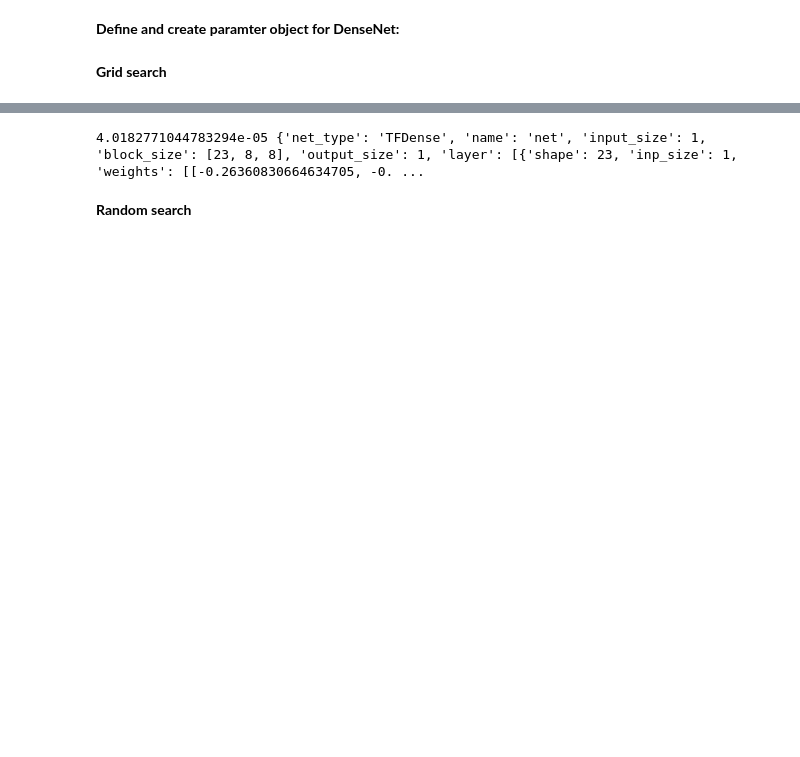
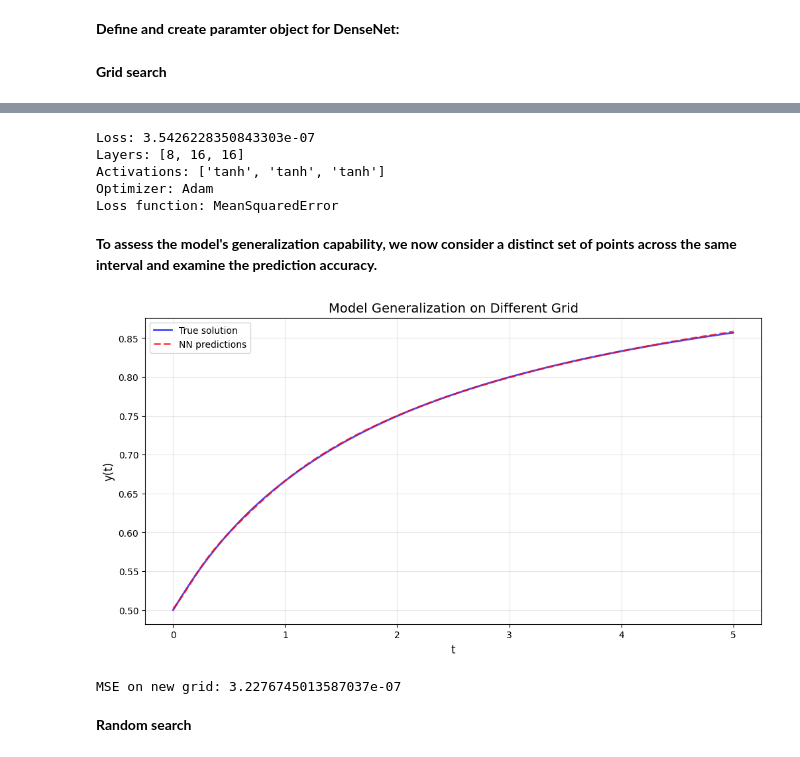
Before and after one commit to Krekep/degann, a Jupyter notebook: examples/DenseNet_usage.ipynb, the cells around one changed output, grey strips where cells are left out. Saved outputs shown, nothing was run; the diff lists cells and outputs as text; code cells hidden in the pictures; blank space fills up the shorter version.

```diff
--- a/examples/DenseNet_usage.ipynb
+++ b/examples/DenseNet_usage.ipynb
@@ -25,3 +30,14 @@ f.prepare_equations(1, f_prep)
 f.solve((0, 5), 1000)
 data = f.build_table()
 X, y = data[:, 0].reshape(-1, 1), data[:, 1].reshape(-1, 1)
+# %%
+def plot_diff_grid(t_new, y_new, y_pred):
+    plt.figure(figsize=(12, 6))
+    plt.plot(t_new, y_new, 'b-', linewidth=2, label='True solution', alpha=0.7)
+    plt.plot(t_new, y_pred, 'r--', linewidth=2, label='NN predictions', alpha=0.7)
+    plt.xlabel('t', fontsize=12)
+    plt.ylabel('y(t)', fontsize=12)
+    plt.title('Model Generalization on Different Grid', fontsize=14)
+    plt.grid(True, alpha=0.3)
+    plt.legend()
+    plt.show()
@@ -69,7 +95,39 @@ grid_loss, grid_epoch, grid_loss_name, grid_optimizer, grid_nn = grid_search(
 # %%
-print(grid_loss, grid_nn)
+print(f"Loss: {grid_loss}")
+print(f"Layers: {grid_nn['config']['layer_sizes']}")
+print(f"Activations: {grid_nn['config']['activation_funcs'][:-1]}")
+print(f"Optimizer: {grid_optimizer}")
+print(f"Loss function: {grid_loss_name}")
 # %% [output]
-4.0182771044783294e-05 {'net_type': 'TFDense', 'name': 'net', 'input_size': 1, 'block_size': [23, 8, 8], 'output_size': 1, 'layer': [{'shape': 23, 'inp_size': 1, 'weights': [[-0.26360830664634705, -0. ...
+Loss: 3.5426228350843303e-07
+Layers: [8, 16, 16]
+Activations: ['tanh', 'tanh', 'tanh']
+Optimizer: Adam
+Loss function: MeanSquaredError
+# %%
+nn = TensorflowDenseNet.from_dict(grid_nn)
+# %% [markdown]
+**To assess the model's generalization capability, we now consider a distinct set of points across the same interval and examine the prediction accuracy.**
+# %%
+# Create a new set of points with different sampling frequency
+t_new = np.linspace(0, 5, 500).reshape(-1, 1)  # different grid resolution
+
+# Solve the ODE on the new grid points
+f.solve((0, 5), 500)
+data_new = f.build_table()
+X_new, y_new = data_new[:, 0].reshape(-1, 1), data_new[:, 1].reshape(-1, 1)
+
+# Obtain model predictions on the new grid
+y_pred = nn(t_new)
+# %%
+plot_diff_grid(t_new, y_new, y_pred)
+# %% [output]
+[figure, added]
+# %%
+mse = mean_squared_error(y_new, y_pred)
+print(f"MSE on new grid: {mse}")
+# %% [output]
+MSE on new grid: 3.2276745013587037e-07
 # %% [markdown]
 **Random search**
 # %%
```
Also changed, not shown: parts of 14 cells of this notebook, 15 other files.
